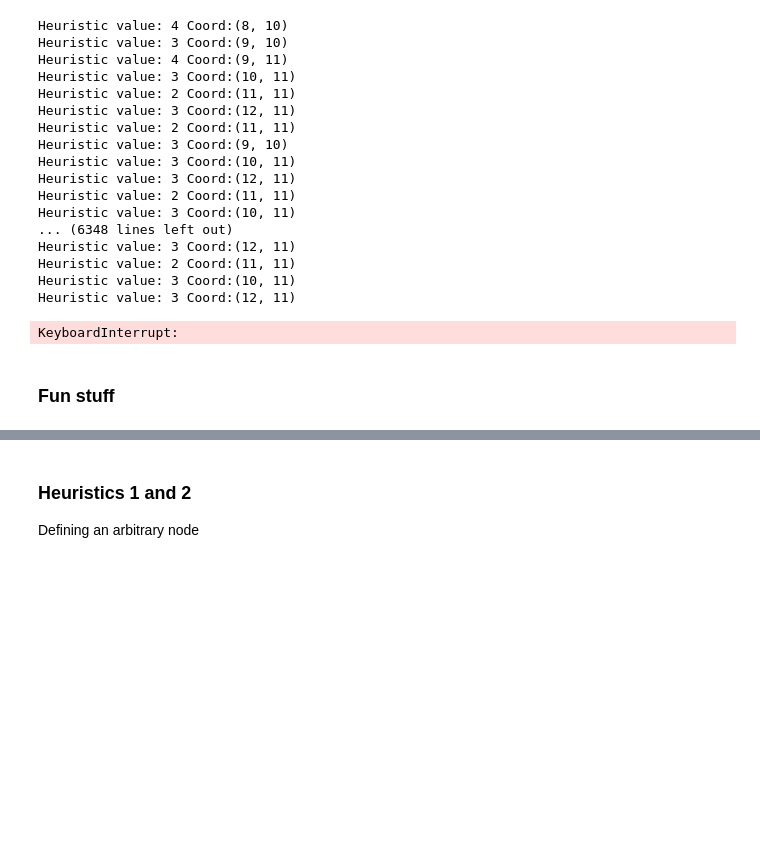
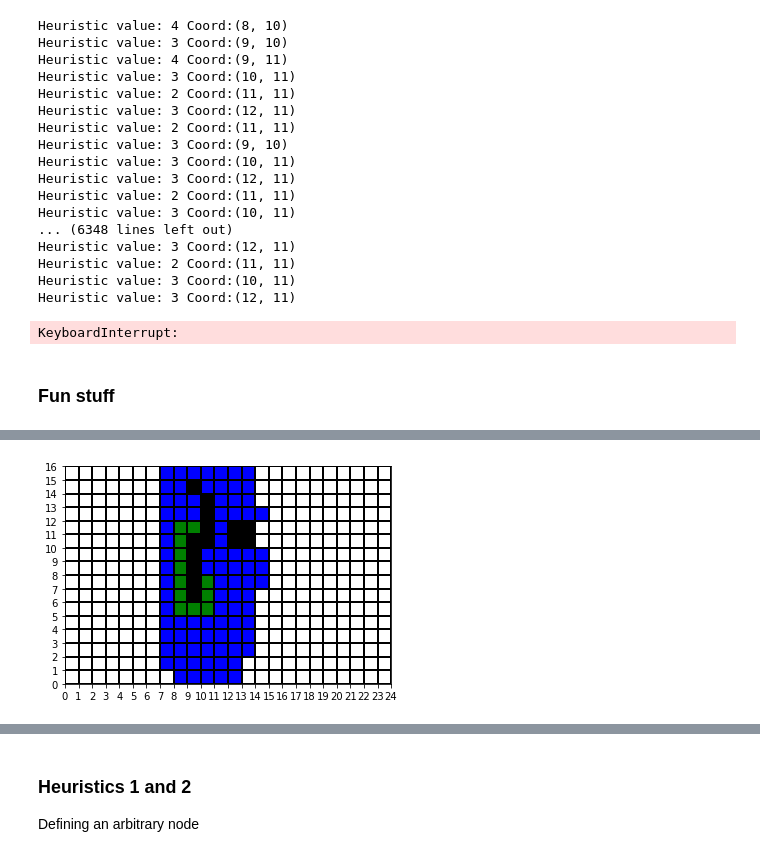
Before and after one commit to AntheaJFW/it5005-assignment-1-grp-39, a Jupyter notebook: Assignment 1 Q1-1.ipynb, the cells around one changed output, grey strips where cells are left out. Saved outputs shown, nothing was run; the diff lists cells and outputs as text; code cells hidden in the pictures; blank space fills up the shorter version.

```diff
--- a/Assignment 1 Q1-1.ipynb
+++ b/Assignment 1 Q1-1.ipynb
@@ -402,27 +402,17 @@ def informed_search(
     frontier = [(f(initial_node), initial_node)]
     visited = {maze.initial.state: maze.initial}
 
-    testing = [] # remove
+    expanded = [] # remove
 
     while frontier:
         heuristic, frontier_node = heappop(frontier)
-
-        print(f'f value: {heuristic} Coord:{frontier_node.state}')
-
         actions = maze.actions(frontier_node)
         if maze.is_goal(frontier_node):
-            return frontier_node, testing
+            return frontier_node, testing # expanded
 
         for child in frontier_node.expand(actions):
             testing.append((child.state, 'expand'))
-#             print(frontier_node.state, child.state, visited, child.state in visited)
-
-#             input()
             if child.state not in visited or child.path_cost < visited[child.state].path_cost:
-                if child.state in visited:
-                    if child.path_cost < visited[child.state].path_cost:
-                        print(child.state, child.path_cost, visited[child.state].path_cost)
-                        testing.append((child.state, 'replace'))
                 visited[child.state] = child
                 heappush(frontier, (f(child), child))
     raise Exception('Unable to find target')
@@ -730,0 +655,74 @@ f value: 336 Coord:(11, 9)
+# %%
+# Testing replacement on lower path cost found
+maze = Maze(start_node,
+            goal_node,
+            boundaries=(16, 24),
+            action_cost_map={
+                             'LEFT':10,
+                             'RIGHT': 10,
+                             'UP': 1,
+                             'DOWN': -100 # Expensive action
+                            },
+            shaded_regions = {(7, 9),
+                              (6, 9),
+                              (10, 12),
+                              (10, 13),
+                              (11, 12),
+                              (10, 9),
+                              (12, 10),
+                              (9, 9),
+                              (13, 10),
+                              (8, 9),
+                              (11, 13),
+                              (10, 10),
+                              (14, 9),
+                              (11, 10)})
+
+def informed_search(
+        maze: Maze,
+        f: Callable
+    ) -> (Node, set):
+    """
+    Args:
+        maze (Maze): Maze to run search on
+        f (Callable)
+
+    Returns:
+        child (Node): Solution node
+        visited (set): Visited set
+    """
+    initial_node = maze.initial
+
+    frontier = [(f(initial_node), initial_node)]
+    visited = {maze.initial.state: maze.initial}
+
+    expanded = [] # remove
+
+    while frontier:
+        heuristic, frontier_node = heappop(frontier)
+
+        actions = maze.actions(frontier_node)
+        if maze.is_goal(frontier_node):
+            return frontier_node, expanded
+
+        for child in frontier_node.expand(actions):
+            expanded.append((child.state, 'expand'))
+            if child.state not in visited or child.path_cost < visited[child.state].path_cost:
+                if child.state in visited:
+                    if child.path_cost < visited[child.state].path_cost:
+                        print('Replaced', child.state, child.path_cost, visited[child.state].path_cost)
+                        testing.append((child.state, 'replace'))
+                visited[child.state] = child
+                heappush(frontier, (f(child), child))
+    raise Exception('Unable to find target')
+
+import random
+def h(action):
+    if action == 'DOWN':
+        return -5
+    return 10
+
+child, expanded = informed_search(maze, lambda node: node.path_cost + h(node.action))
+informed_search_partial = partial(informed_search, f=lambda node: node.path_cost + maze.h(node))
+Video(animate_algo(maze, get_expanded_from_algo(maze, informed_search_partial), filename='replacement.mp4'))
+# %% [output]
@@ -730,0 +747 @@ f value: 336 Coord:(11, 9)
+[figure, added]
```
Also changed, not shown: parts of 13 cells of this notebook.
